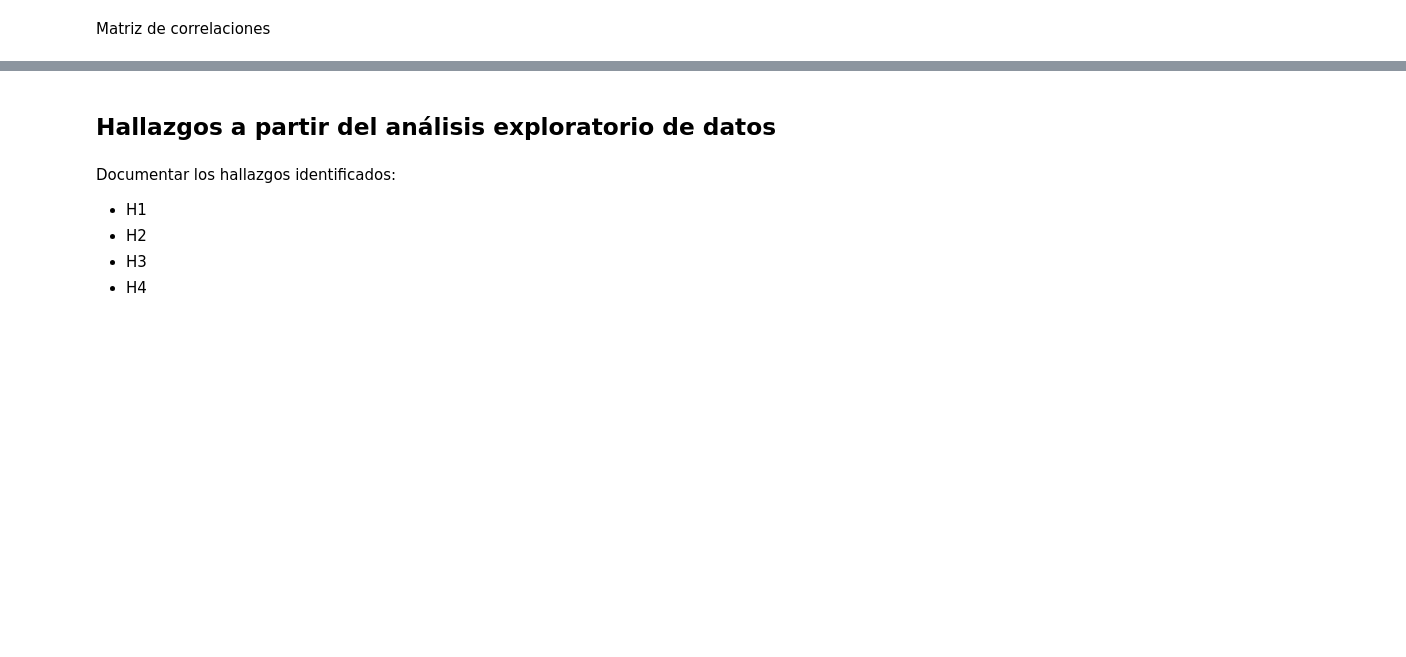
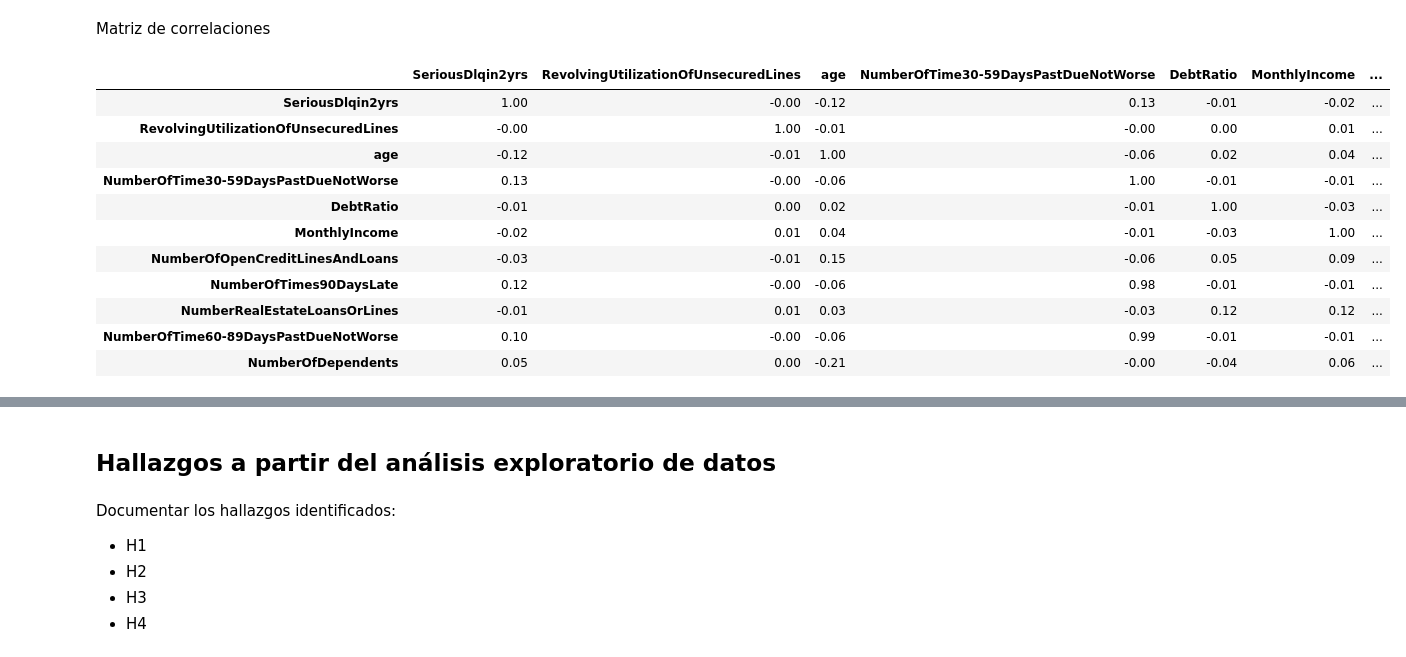
Before and after one commit to rmperez556/CD_databits, a Jupyter notebook: 01_Proyecto_final_Fase_1.ipynb, the cells around one changed output, grey strips where cells are left out. Cells and saved outputs as stored; diff of their text form; code cells hidden in the pictures; blank space fills up the shorter version.

```diff
--- a/01_Proyecto_final_Fase_1.ipynb
+++ b/01_Proyecto_final_Fase_1.ipynb
@@ -231,3 +380,19 @@ ingresos = datos_entrenamietno.MonthlyIncome
 Matriz de correlaciones
 # %%
 # Generar la matriz de correlaciones entre las variables del DataFrame datos_training
+datos_entrenamietno\
+.corr()\
+.round(decimals=2)
+# %% [output]
+|  | SeriousDlqin2yrs | RevolvingUtilizationOfUnsecuredLines | age | NumberOfTime30-59DaysPastDueNotWorse | DebtRatio | MonthlyIncome | ... |
+| SeriousDlqin2yrs | 1.00 | -0.00 | -0.12 | 0.13 | -0.01 | -0.02 | ... |
+| RevolvingUtilizationOfUnsecuredLines | -0.00 | 1.00 | -0.01 | -0.00 | 0.00 | 0.01 | ... |
+| age | -0.12 | -0.01 | 1.00 | -0.06 | 0.02 | 0.04 | ... |
+| NumberOfTime30-59DaysPastDueNotWorse | 0.13 | -0.00 | -0.06 | 1.00 | -0.01 | -0.01 | ... |
+| DebtRatio | -0.01 | 0.00 | 0.02 | -0.01 | 1.00 | -0.03 | ... |
+| MonthlyIncome | -0.02 | 0.01 | 0.04 | -0.01 | -0.03 | 1.00 | ... |
+| NumberOfOpenCreditLinesAndLoans | -0.03 | -0.01 | 0.15 | -0.06 | 0.05 | 0.09 | ... |
+| NumberOfTimes90DaysLate | 0.12 | -0.00 | -0.06 | 0.98 | -0.01 | -0.01 | ... |
+| NumberRealEstateLoansOrLines | -0.01 | 0.01 | 0.03 | -0.03 | 0.12 | 0.12 | ... |
+| NumberOfTime60-89DaysPastDueNotWorse | 0.10 | -0.00 | -0.06 | 0.99 | -0.01 | -0.01 | ... |
+| NumberOfDependents | 0.05 | 0.00 | -0.21 | -0.00 | -0.04 | 0.06 | ... |
```
Also changed, not shown: parts of 16 cells of this notebook.
